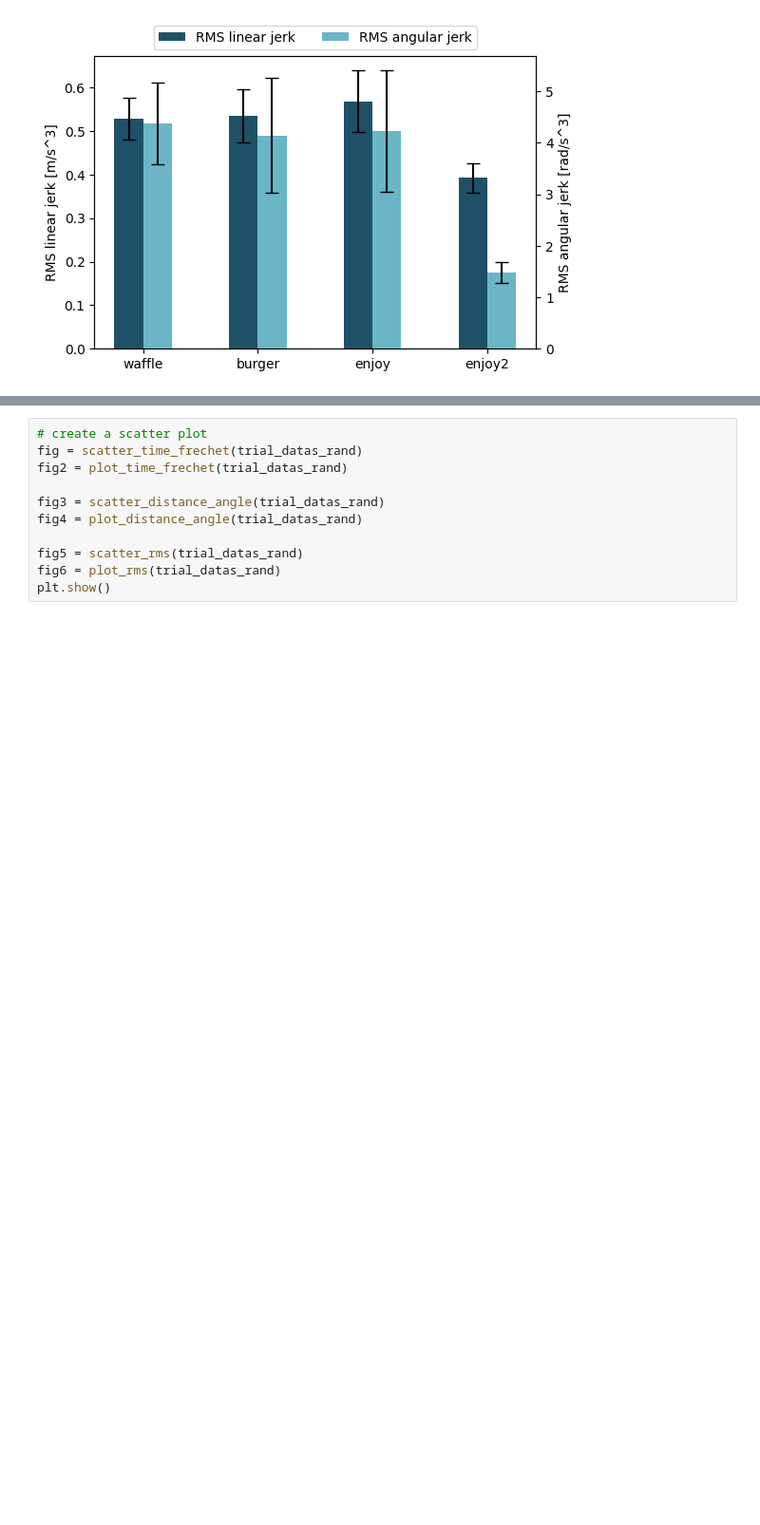
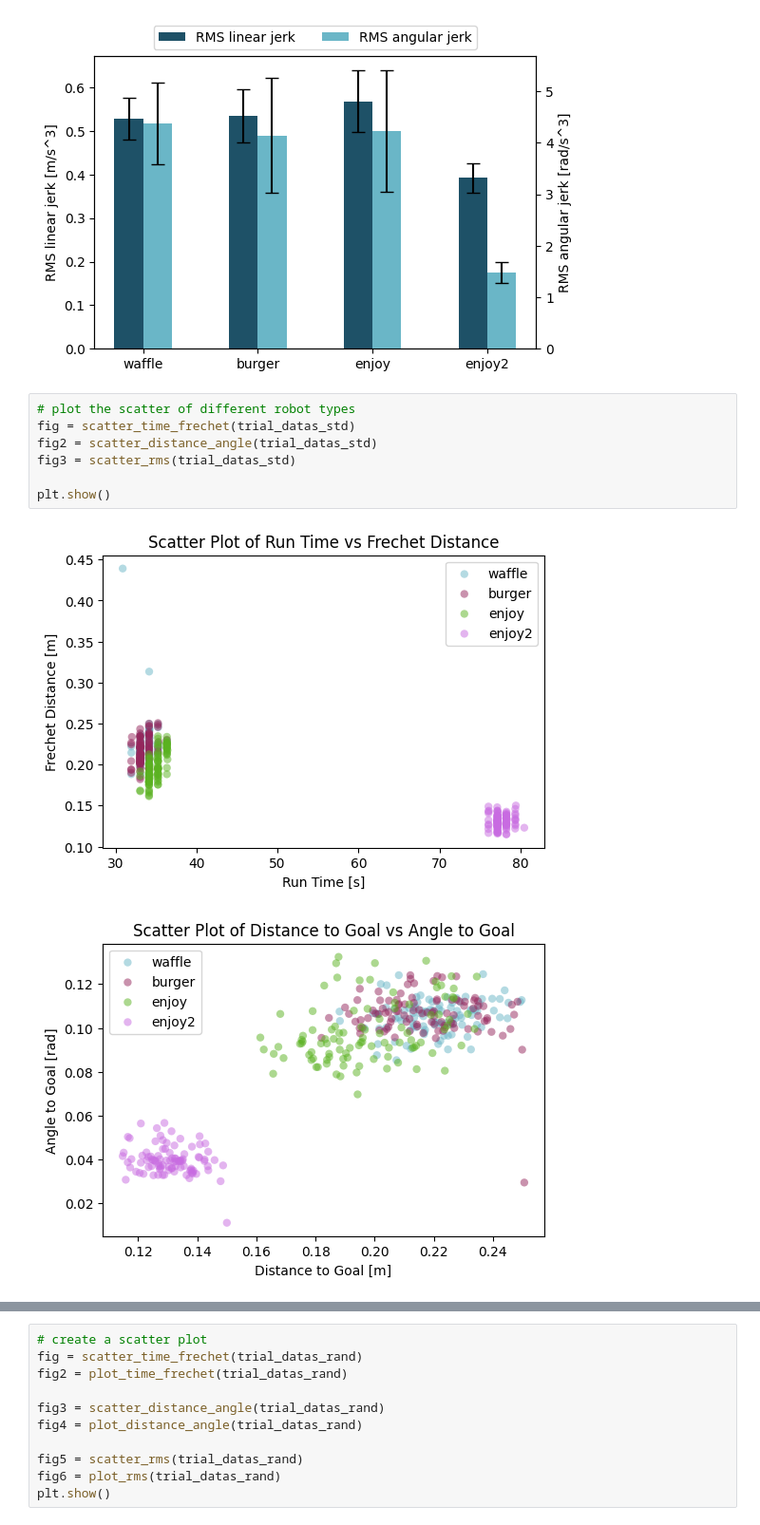
Before and after one commit to turtlewizard73/thesis-mppi-model-ident, a Jupyter notebook: workspace/src/controller_optimization/plots.ipynb, the cells around one changed output, grey strips where cells are left out. Shown at 95% size. Cells and saved outputs as stored; diff of their text form; blank space fills up the shorter version.

Commit message:
opdate plots and add new trials

```diff
--- a/workspace/src/controller_optimization/plots.ipynb
+++ b/workspace/src/controller_optimization/plots.ipynb
@@ -112,3 +171,13 @@ plt.show()
 [figure]
 [figure]
 [figure]
+# %%
+# plot the scatter of different robot types
+fig = scatter_time_frechet(trial_datas_std)
+fig2 = scatter_distance_angle(trial_datas_std)
+fig3 = scatter_rms(trial_datas_std)
+
+plt.show()
+# %% [output]
+[figure, added]
+[figure, added]
```
Also changed, not shown: parts of 10 cells of this notebook, 4 other files.
